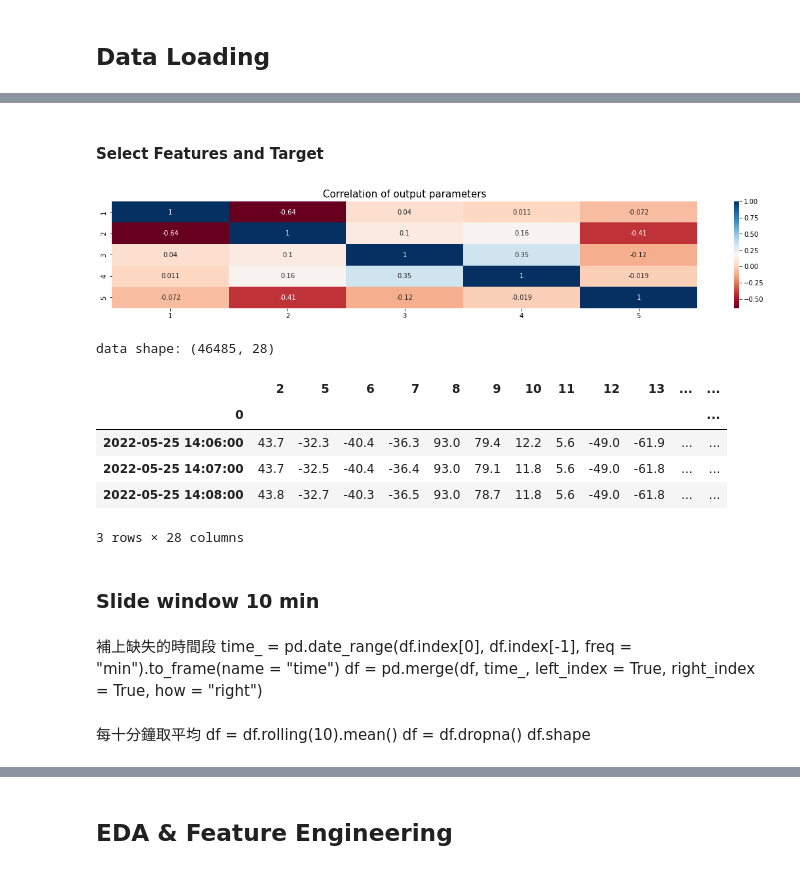
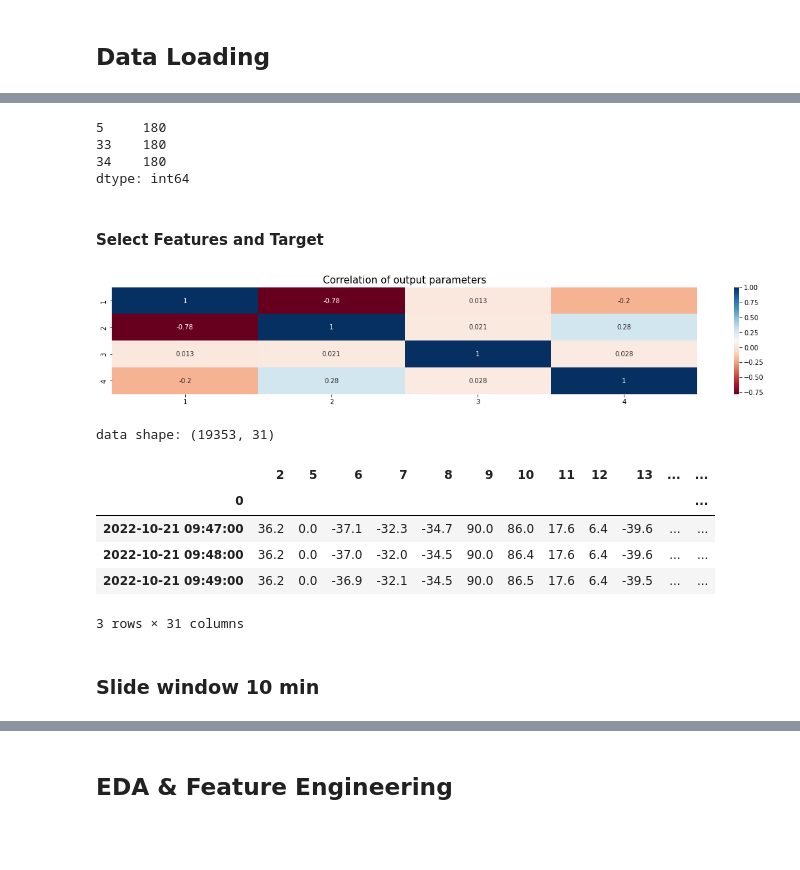
Before and after one commit to JulieKuo/machine_parameter_optimization, a Jupyter notebook: pred_public.ipynb, the cells around one changed output, grey strips where cells are left out. Drawn from its saved outputs; the diff is of its cells as text; code cells hidden in the pictures; blank space fills up the shorter version.

```diff
--- a/pred_public.ipynb
+++ b/pred_public.ipynb
@@ -84,13 +84,23 @@ df0.head(3)
+# %%
+null = df0.isnull().sum()
+null[null != 0]
+# %% [output]
+5     180
+33    180
+34    180
+dtype: int64
+# %%
+df0 = df0.dropna()
+df0.to_csv("data/data.csv", index = False)
 # %% [markdown]
 #### Select Features and Target
 # %%
 plt.figure(figsize=(20, 3))
-sns.heatmap(data = df0.iloc[:, 1:6].corr(), annot=True, cmap = 'RdBu')
+sns.heatmap(data = df0.iloc[:, 1:5].corr(), annot=True, cmap = 'RdBu')
 plt.title('Correlation of output parameters', fontsize = 15)
-# plt.xticks(rotation = 15)
 plt.show()
 # %% [output]
-[figure, old version]
+[figure, new version]
 # %%
 target = "2"
 features = df0.columns[5:].to_list()
@@ -101,21 +111,12 @@ df = df[[target] + features]
 print(f"data shape: {df.shape}")
 df.head(3)
 # %% [output]
-data shape: (46485, 28)
+data shape: (19353, 31)
 |  | 2 | 5 | 6 | 7 | 8 | 9 | 10 | 11 | 12 | 13 | ... | ... |
 | 0 |  |  |  |  |  |  |  |  |  |  |  | ... |
-| 2022-05-25 14:06:00 | 43.7 | -32.3 | -40.4 | -36.3 | 93.0 | 79.4 | 12.2 | 5.6 | -49.0 | -61.9 | ... | ... |
-| 2022-05-25 14:07:00 | 43.7 | -32.5 | -40.4 | -36.4 | 93.0 | 79.1 | 11.8 | 5.6 | -49.0 | -61.8 | ... | ... |
-| 2022-05-25 14:08:00 | 43.8 | -32.7 | -40.3 | -36.5 | 93.0 | 78.7 | 11.8 | 5.6 | -49.0 | -61.8 | ... | ... |
+| 2022-10-21 09:47:00 | 36.2 | 0.0 | -37.1 | -32.3 | -34.7 | 90.0 | 86.0 | 17.6 | 6.4 | -39.6 | ... | ... |
+| 2022-10-21 09:48:00 | 36.2 | 0.0 | -37.0 | -32.0 | -34.5 | 90.0 | 86.4 | 17.6 | 6.4 | -39.6 | ... | ... |
+| 2022-10-21 09:49:00 | 36.2 | 0.0 | -36.9 | -32.1 | -34.5 | 90.0 | 86.5 | 17.6 | 6.4 | -39.5 | ... | ... |
-3 rows × 28 columns
+3 rows × 31 columns
 # %% [markdown]
 ### Slide window 10 min
-# %% [markdown]
-補上缺失的時間段
-time_ = pd.date_range(df.index[0], df.index[-1], freq = "min").to_frame(name = "time")
-df = pd.merge(df, time_, left_index = True, right_index = True, how = "right")
-# %% [markdown]
-每十分鐘取平均
-df = df.rolling(10).mean()
-df = df.dropna()
-df.shape
```
Also changed, not shown: parts of 47 cells of this notebook, 11 other files.
